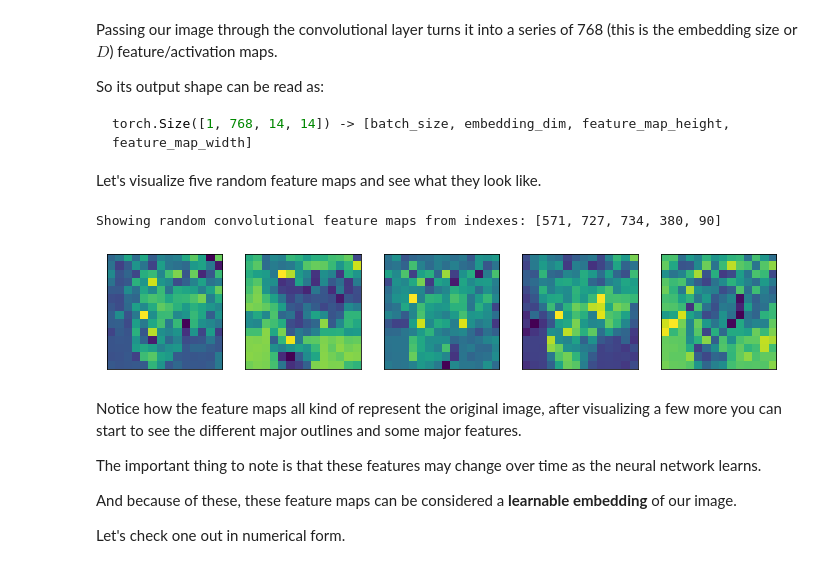
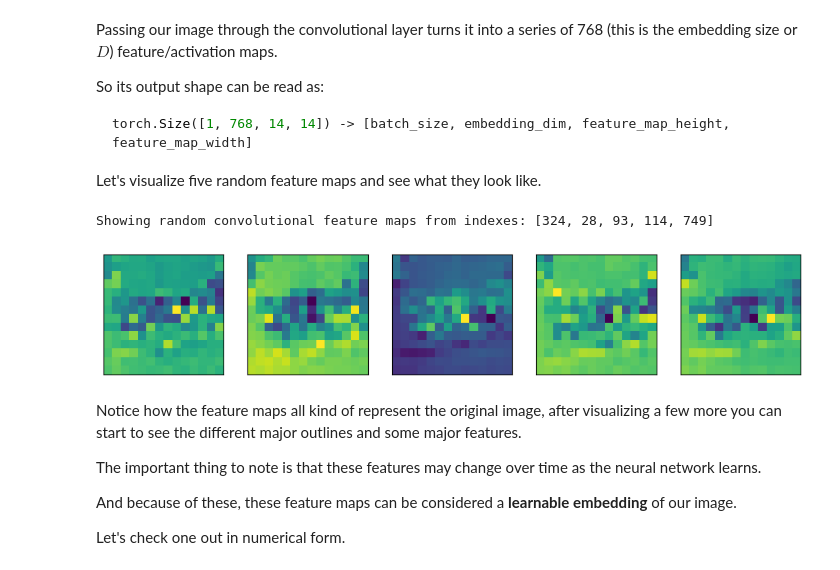
Before and after one commit to singing-cat/pytorch-deep-learning, a Jupyter notebook: 08_pytorch_paper_replicating.ipynb, the cells around one changed output. Drawn from its saved outputs; the diff is of its cells as text; code cells hidden in the pictures.

```diff
--- a/08_pytorch_paper_replicating.ipynb
+++ b/08_pytorch_paper_replicating.ipynb
@@ -913,20 +902,20 @@ Let's visualize five random feature maps and see what they look like.
 # %%
 # Plot random 5 convolutional feature maps
 import random
-random_indexes = random.sample(range(0, 758), k=5) # pick 5 numbers between 0 and the embedding size
+random_indexes = random.sample(range(0, 768), k=5) # pick 5 numbers between 0 and the embedding size
 print(f"Showing random convolutional feature maps from indexes: {random_indexes}")
 
 # Create plot
 fig, axs = plt.subplots(nrows=1, ncols=5, figsize=(12, 12))
 
 # Plot random image feature maps
 for i, idx in enumerate(random_indexes):
     image_conv_feature_map = image_out_of_conv[:, idx, :, :] # index on the output tensor of the convolutional layer
     axs[i].imshow(image_conv_feature_map.squeeze().detach().numpy())
     axs[i].set(xticklabels=[], yticklabels=[], xticks=[], yticks=[]);
 # %% [output]
-Showing random convolutional feature maps from indexes: [571, 727, 734, 380, 90]
+Showing random convolutional feature maps from indexes: [324, 28, 93, 114, 749]
-[figure, old version]
+[figure, new version]
 # %% [markdown]
 Notice how the feature maps all kind of represent the original image, after visualizing a few more you can start to see the different major outlines and some major features.
 
```
Also changed, not shown: parts of 28 cells of this notebook, 1 other file.
